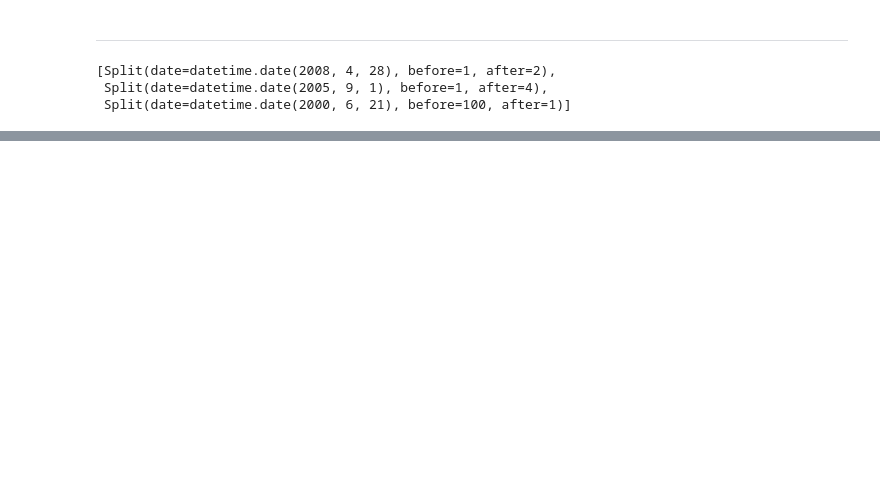
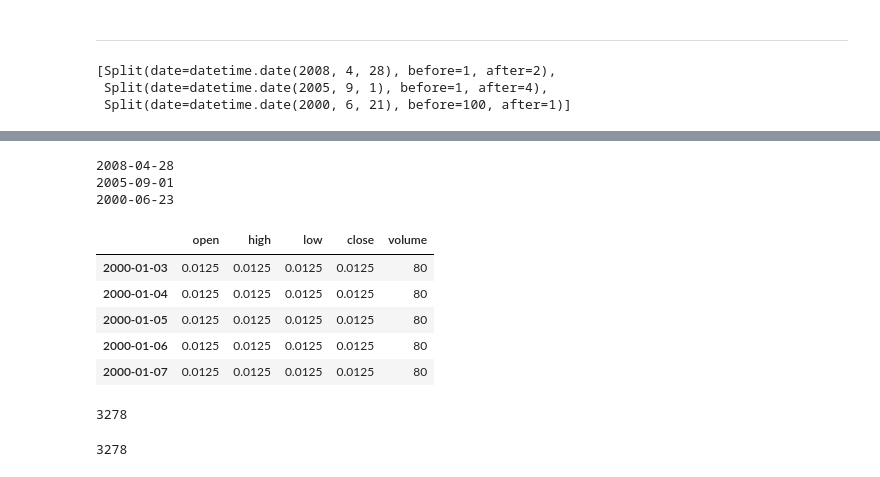
Before and after one commit to rhlobo/bigtempo, a Jupyter notebook: ipy-notebooks/CotationErrorAndSplitValidation.ipynb, the cells around one changed output, grey strips where cells are left out. Drawn from its saved outputs; the diff is of its cells as text; code cells hidden in the pictures; blank space fills up the shorter version.

```diff
--- a/ipy-notebooks/CotationErrorAndSplitValidation.ipynb
+++ b/ipy-notebooks/CotationErrorAndSplitValidation.ipynb
@@ -159,0 +180,3 @@ splits('PETR4.SA')
+# %%
+normalization = pandas.DataFrame(index=normalization_index)
+normalization
@@ -159,0 +188,5 @@ splits('PETR4.SA')
+# %%
+columns = ['open', 'high', 'low', 'close']
+for column in columns:
+        normalization[column] = 1
+normalization.tail(5)
@@ -159,0 +200,23 @@ splits('PETR4.SA')
+# %%
+for i in reversed(range(len(split_join_df))):
+    print split_join_df.ix[i].name
+# %% [output]
+2008-04-28
+2005-09-01
+2000-06-23
+# %%
+for i in range(len(split_join_df)):
+    row = split_join_df.ix[i]
+    day = dateutils.relative_working_day(-1, row.name)
+    normalization.update(normalization[:day] * row['price_factor'])
+
+normalization['volume'] = 1 / normalization['close']
+# %%
+normalization.head(5)
+# %% [output]
+|  | open | high | low | close | volume |
+| 2000-01-03 | 0.0125 | 0.0125 | 0.0125 | 0.0125 | 80 |
+| 2000-01-04 | 0.0125 | 0.0125 | 0.0125 | 0.0125 | 80 |
+| 2000-01-05 | 0.0125 | 0.0125 | 0.0125 | 0.0125 | 80 |
+| 2000-01-06 | 0.0125 | 0.0125 | 0.0125 | 0.0125 | 80 |
+| 2000-01-07 | 0.0125 | 0.0125 | 0.0125 | 0.0125 | 80 |
@@ -159,0 +226,8 @@ splits('PETR4.SA')
+# %%
+len(normalizated)
+# %% [output]
+3278
+# %%
+len(rawdata)
+# %% [output]
+3278
```
Also changed, not shown: parts of 27 cells of this notebook, 16 other files.
